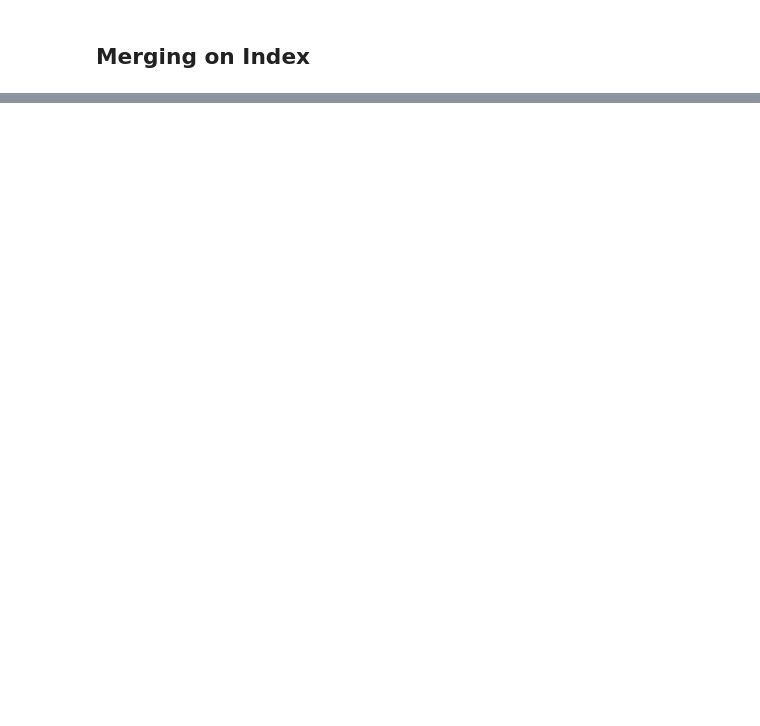
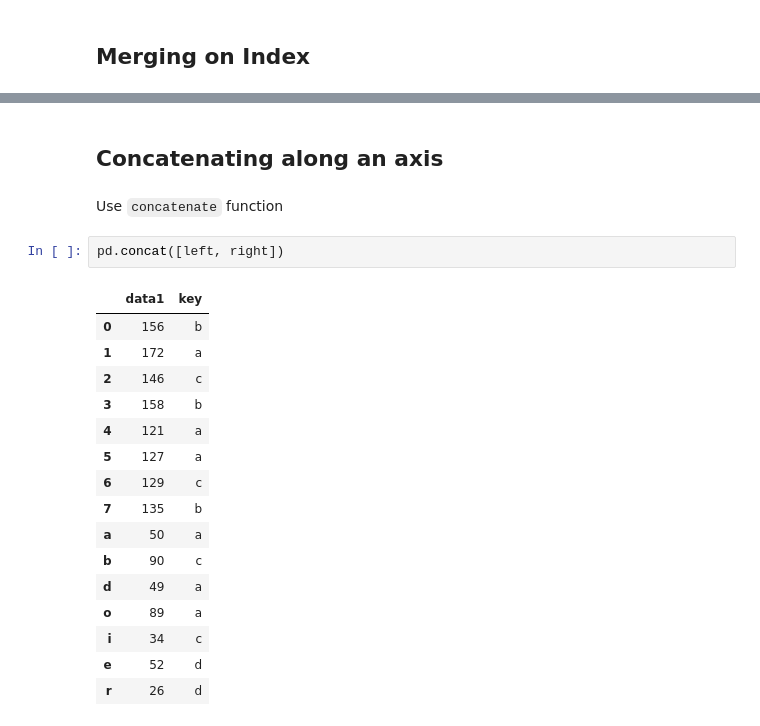
Before and after one commit to dan1dr/master_DS, a Jupyter notebook: Pandas/2.Data_Wrangling.ipynb, the cells around one changed output, grey strips where cells are left out. Drawn from its saved outputs; the diff is of its cells as text; blank space fills up the shorter version.

```diff
--- a/Pandas/2.Data_Wrangling.ipynb
+++ b/Pandas/2.Data_Wrangling.ipynb
@@ -173,0 +203,23 @@ This is the question
+# %% [markdown]
+## Concatenating along an axis
+# %% [markdown]
+Use ``concatenate`` function
+# %%
+pd.concat([left, right])
+# %% [output]
+|  | data1 | key |
+| 0 | 156 | b |
+| 1 | 172 | a |
+| 2 | 146 | c |
+| 3 | 158 | b |
+| 4 | 121 | a |
+| 5 | 127 | a |
+| 6 | 129 | c |
+| 7 | 135 | b |
+| a | 50 | a |
+| b | 90 | c |
+| d | 49 | a |
+| o | 89 | a |
+| i | 34 | c |
+| e | 52 | d |
+| r | 26 | d |
```
Also changed, not shown: parts of 28 cells of this notebook.
